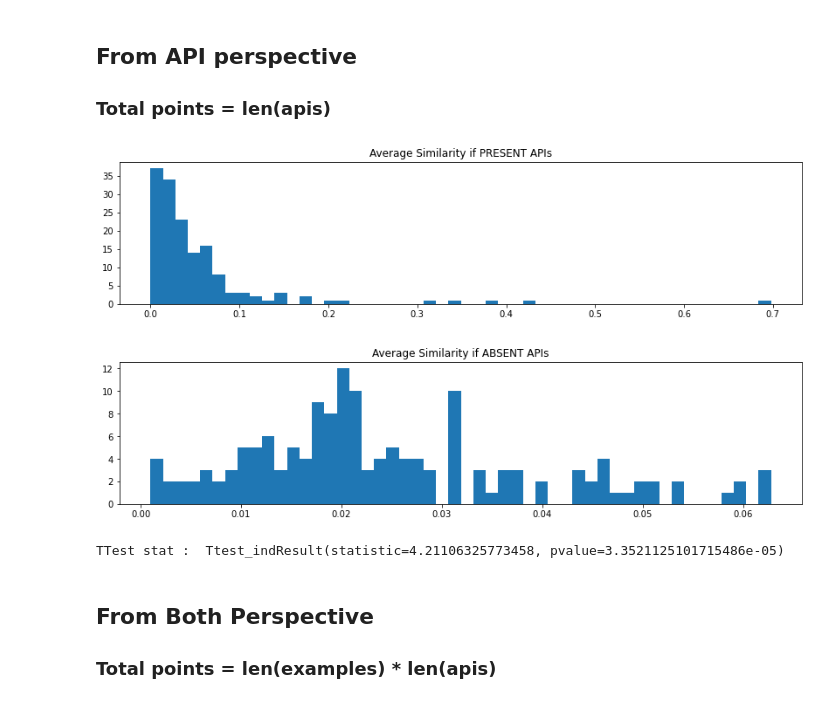
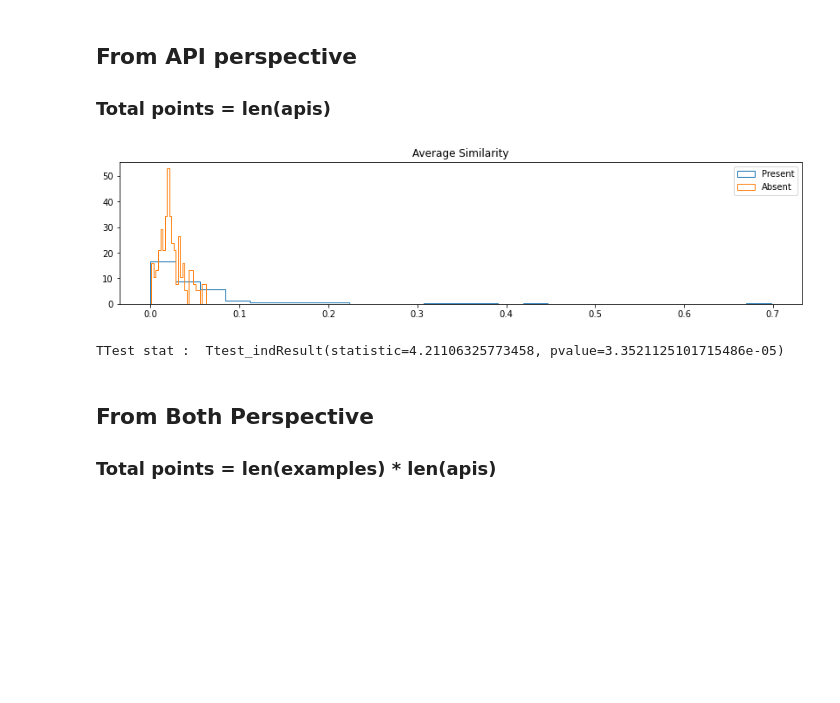
Before and after one commit to saikat107/mahout, a Jupyter notebook: analysis_with_documentation.ipynb, the cells around one changed output. Cells and saved outputs as stored; diff of their text form; code cells hidden in the pictures; blank space fills up the shorter version.

```diff
--- a/analysis_with_documentation.ipynb
+++ b/analysis_with_documentation.ipynb
@@ -281,41 +278,38 @@ overlap_p_api = []
 overlap_a_api = []
 for api_idx, api in enumerate(apis):
     api = str(api)
     present_scores, absent_scores = [], []
     for exidx, example in enumerate(all_taken_answers):
         code = example["answer"]["code"]
         found = False
         for c in code:
             if api in c:
                 found = True
                 break
         if found:
             present_scores.append(similarity_results[api_idx, exidx])
         else:
             absent_scores.append(similarity_results[api_idx, exidx])
     overlap_p_api.append(
         np.mean(present_scores) if len(present_scores) > 0 else 0.0
     )
     overlap_a_api.append(
         np.mean(absent_scores) if len(absent_scores) > 0 else 0.0,
     )
 
 import matplotlib.pyplot as plt
 plt.figure(figsize=(14,3))
-plt.hist(overlap_p_api, label="Present", bins=50)
-plt.title("Average Similarity if PRESENT APIs")
-plt.show()
-plt.figure(figsize=(14, 3))
-plt.hist(overlap_a_api, label="Absent", bins=50)
-plt.title("Average Similarity if ABSENT APIs")
+plt.hist(overlap_p_api, label="Present", bins=25, histtype=u'step', density=True)
+plt.hist(overlap_a_api, label="Absent", bins=25, histtype=u'step', density=True)
+plt.title("Average Similarity")
+plt.legend()
 plt.show()
 
 from scipy import stats
 ttest_result = stats.ttest_ind(overlap_p_api, overlap_a_api)
 print("TTest stat : ", ttest_result)
 # %% [output]
-[figure, old version]
+[figure, new version]
-[figure, removed]
 TTest stat :  Ttest_indResult(statistic=4.21106325773458, pvalue=3.3521125101715486e-05)
 # %% [markdown]
 ## From Both Perspective
```
Also changed, not shown: parts of 5 cells of this notebook.
